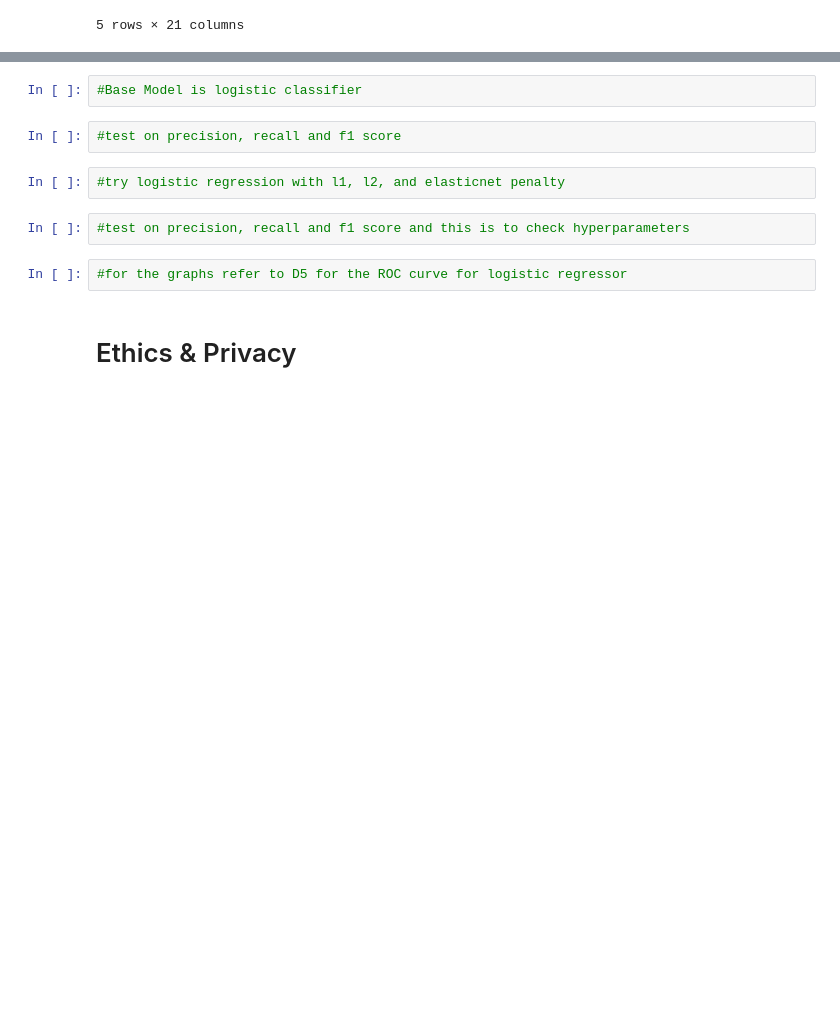
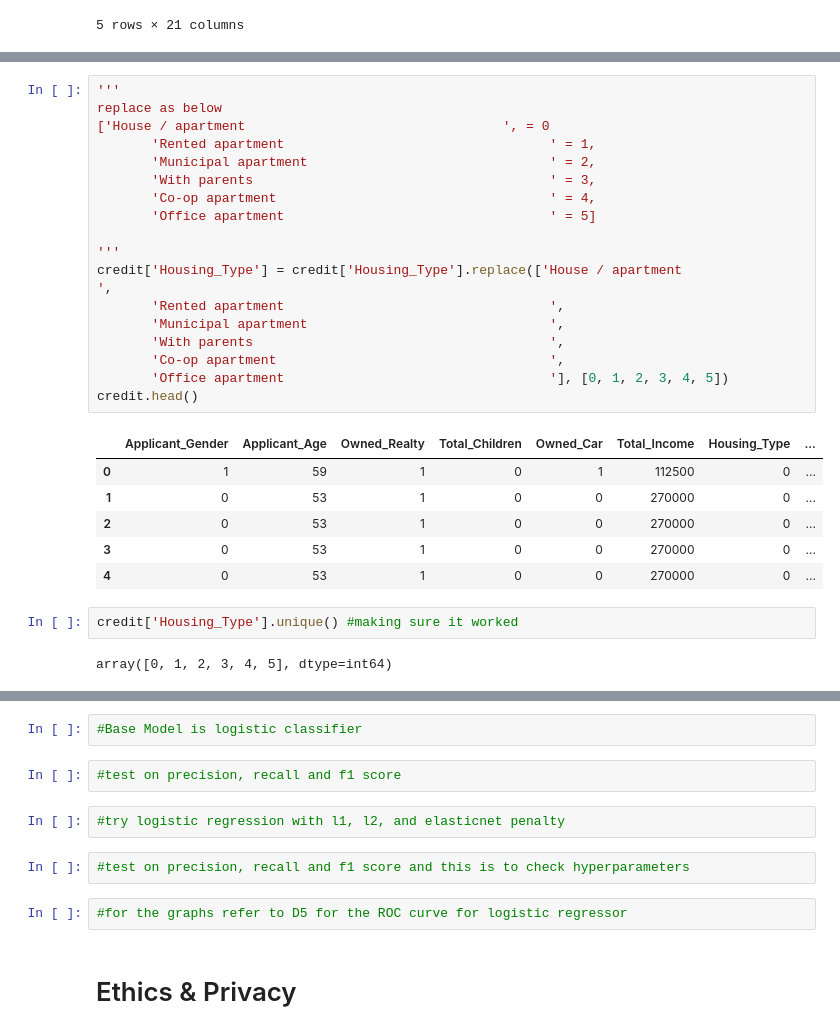
Before and after one commit to COGS118A/Group022-Wi23, a Jupyter notebook: CheckpointGroup022-Wi23.ipynb, the cells around one changed output, grey strips where cells are left out. Drawn from its saved outputs; the diff is of its cells as text; blank space fills up the shorter version.

```diff
--- a/CheckpointGroup022-Wi23.ipynb
+++ b/CheckpointGroup022-Wi23.ipynb
@@ -118,0 +208,29 @@ credit.head()
+# %%
+'''
+replace as below
+['House / apartment                                 ', = 0
+       'Rented apartment                                  ' = 1,
+       'Municipal apartment                               ' = 2,
+       'With parents                                      ' = 3,
+       'Co-op apartment                                   ' = 4,
+       'Office apartment                                  ' = 5]
+
+'''
+credit['Housing_Type'] = credit['Housing_Type'].replace(['House / apartment                                 ',
+       'Rented apartment                                  ',
+       'Municipal apartment                               ',
+       'With parents                                      ',
+       'Co-op apartment                                   ',
+       'Office apartment                                  '], [0, 1, 2, 3, 4, 5])
+credit.head()
+# %% [output]
+|  | Applicant_Gender | Applicant_Age | Owned_Realty | Total_Children | Owned_Car | Total_Income | Housing_Type | ... |
+| 0 | 1 | 59 | 1 | 0 | 1 | 112500 | 0 | ... |
+| 1 | 0 | 53 | 1 | 0 | 0 | 270000 | 0 | ... |
+| 2 | 0 | 53 | 1 | 0 | 0 | 270000 | 0 | ... |
+| 3 | 0 | 53 | 1 | 0 | 0 | 270000 | 0 | ... |
+| 4 | 0 | 53 | 1 | 0 | 0 | 270000 | 0 | ... |
+# %%
+credit['Housing_Type'].unique() #making sure it worked
+# %% [output]
+array([0, 1, 2, 3, 4, 5], dtype=int64)
```
Also changed, not shown: parts of 18 cells of this notebook.
